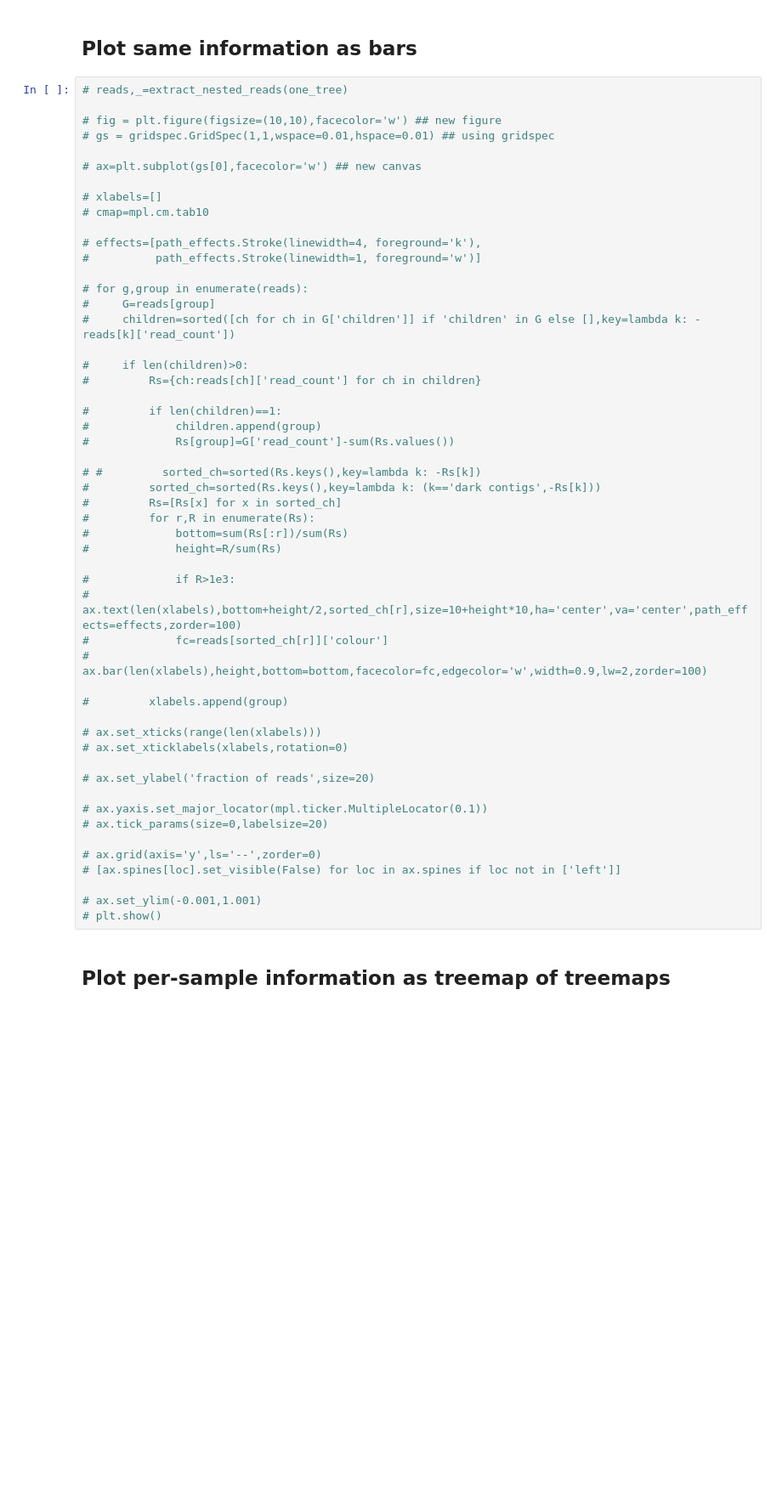
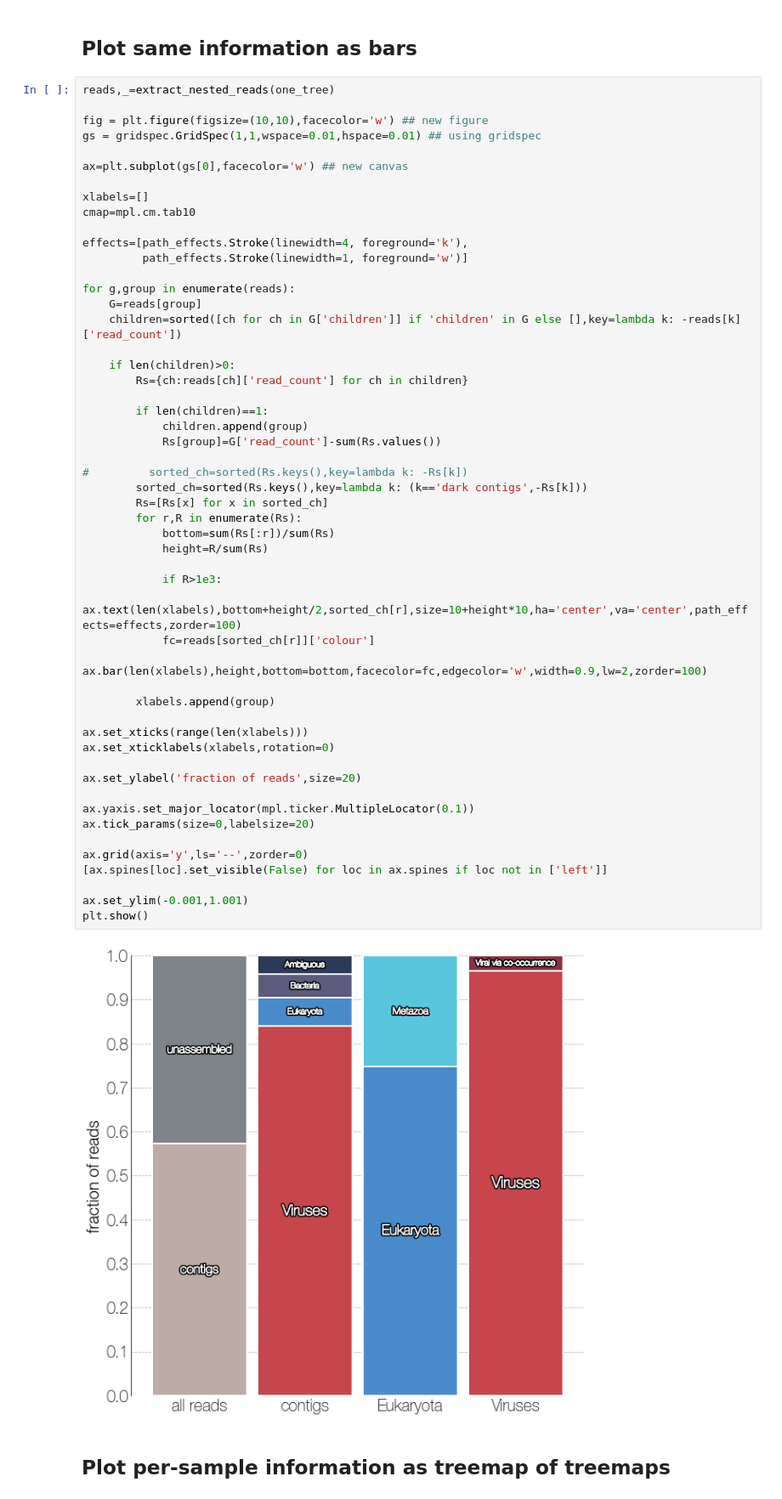
Before and after one commit to czbiohub-sf/california-mosquito-study, a Jupyter notebook: scripts/read_accounting.ipynb, the cells around one changed output. Shown at 85% size. Cells and saved outputs as stored; diff of their text form; blank space fills up the shorter version.

Commit message:
Update read accounting

```diff
--- a/scripts/read_accounting.ipynb
+++ b/scripts/read_accounting.ipynb
@@ -630,57 +455,59 @@ plt.show()
 # %% [markdown]
 ## Plot same information as bars
 # %%
-# reads,_=extract_nested_reads(one_tree)
+reads,_=extract_nested_reads(one_tree)
 
-# fig = plt.figure(figsize=(10,10),facecolor='w') ## new figure
-# gs = gridspec.GridSpec(1,1,wspace=0.01,hspace=0.01) ## using gridspec
+fig = plt.figure(figsize=(10,10),facecolor='w') ## new figure
+gs = gridspec.GridSpec(1,1,wspace=0.01,hspace=0.01) ## using gridspec
 
-# ax=plt.subplot(gs[0],facecolor='w') ## new canvas
+ax=plt.subplot(gs[0],facecolor='w') ## new canvas
 
-# xlabels=[]
-# cmap=mpl.cm.tab10
+xlabels=[]
+cmap=mpl.cm.tab10
 
-# effects=[path_effects.Stroke(linewidth=4, foreground='k'),
-#          path_effects.Stroke(linewidth=1, foreground='w')]
+effects=[path_effects.Stroke(linewidth=4, foreground='k'),
+         path_effects.Stroke(linewidth=1, foreground='w')]
 
-# for g,group in enumerate(reads):
-#     G=reads[group]
-#     children=sorted([ch for ch in G['children']] if 'children' in G else [],key=lambda k: -reads[k]['read_count'])
+for g,group in enumerate(reads):
+    G=reads[group]
+    children=sorted([ch for ch in G['children']] if 'children' in G else [],key=lambda k: -reads[k]['read_count'])
 
-#     if len(children)>0:
-#         Rs={ch:reads[ch]['read_count'] for ch in children}
+    if len(children)>0:
+        Rs={ch:reads[ch]['read_count'] for ch in children}
 
-#         if len(children)==1:
-#             children.append(group)
-#             Rs[group]=G['read_count']-sum(Rs.values())
+        if len(children)==1:
+            children.append(group)
+            Rs[group]=G['read_count']-sum(Rs.values())
 
-# #         sorted_ch=sorted(Rs.keys(),key=lambda k: -Rs[k])
-#         sorted_ch=sorted(Rs.keys(),key=lambda k: (k=='dark contigs',-Rs[k]))
-#         Rs=[Rs[x] for x in sorted_ch]
-#         for r,R in enumerate(Rs):
-#             bottom=sum(Rs[:r])/sum(Rs)
-#             height=R/sum(Rs)
+#         sorted_ch=sorted(Rs.keys(),key=lambda k: -Rs[k])
+        sorted_ch=sorted(Rs.keys(),key=lambda k: (k=='dark contigs',-Rs[k]))
+        Rs=[Rs[x] for x in sorted_ch]
+        for r,R in enumerate(Rs):
+            bottom=sum(Rs[:r])/sum(Rs)
+            height=R/sum(Rs)
 
-#             if R>1e3:
-#                 ax.text(len(xlabels),bottom+height/2,sorted_ch[r],size=10+height*10,ha='center',va='center',path_effects=effects,zorder=100)
-#             fc=reads[sorted_ch[r]]['colour']
-#             ax.bar(len(xlabels),height,bottom=bottom,facecolor=fc,edgecolor='w',width=0.9,lw=2,zorder=100)
+            if R>1e3:
+                ax.text(len(xlabels),bottom+height/2,sorted_ch[r],size=10+height*10,ha='center',va='center',path_effects=effects,zorder=100)
+            fc=reads[sorted_ch[r]]['colour']
+            ax.bar(len(xlabels),height,bottom=bottom,facecolor=fc,edgecolor='w',width=0.9,lw=2,zorder=100)
 
-#         xlabels.append(group)
+        xlabels.append(group)
 
-# ax.set_xticks(range(len(xlabels)))
-# ax.set_xticklabels(xlabels,rotation=0)
+ax.set_xticks(range(len(xlabels)))
+ax.set_xticklabels(xlabels,rotation=0)
 
-# ax.set_ylabel('fraction of reads',size=20)
+ax.set_ylabel('fraction of reads',size=20)
 
-# ax.yaxis.set_major_locator(mpl.ticker.MultipleLocator(0.1))
-# ax.tick_params(size=0,labelsize=20)
+ax.yaxis.set_major_locator(mpl.ticker.MultipleLocator(0.1))
+ax.tick_params(size=0,labelsize=20)
 
-# ax.grid(axis='y',ls='--',zorder=0)
-# [ax.spines[loc].set_visible(False) for loc in ax.spines if loc not in ['left']]
+ax.grid(axis='y',ls='--',zorder=0)
+[ax.spines[loc].set_visible(False) for loc in ax.spines if loc not in ['left']]
 
-# ax.set_ylim(-0.001,1.001)
-# plt.show()
+ax.set_ylim(-0.001,1.001)
+plt.show()
+# %% [output]
+[figure, added]
 # %% [markdown]
 ## Plot per-sample information as treemap of treemaps
 # %%
```
Also changed, not shown: parts of 10 cells of this notebook, 2 other files.
